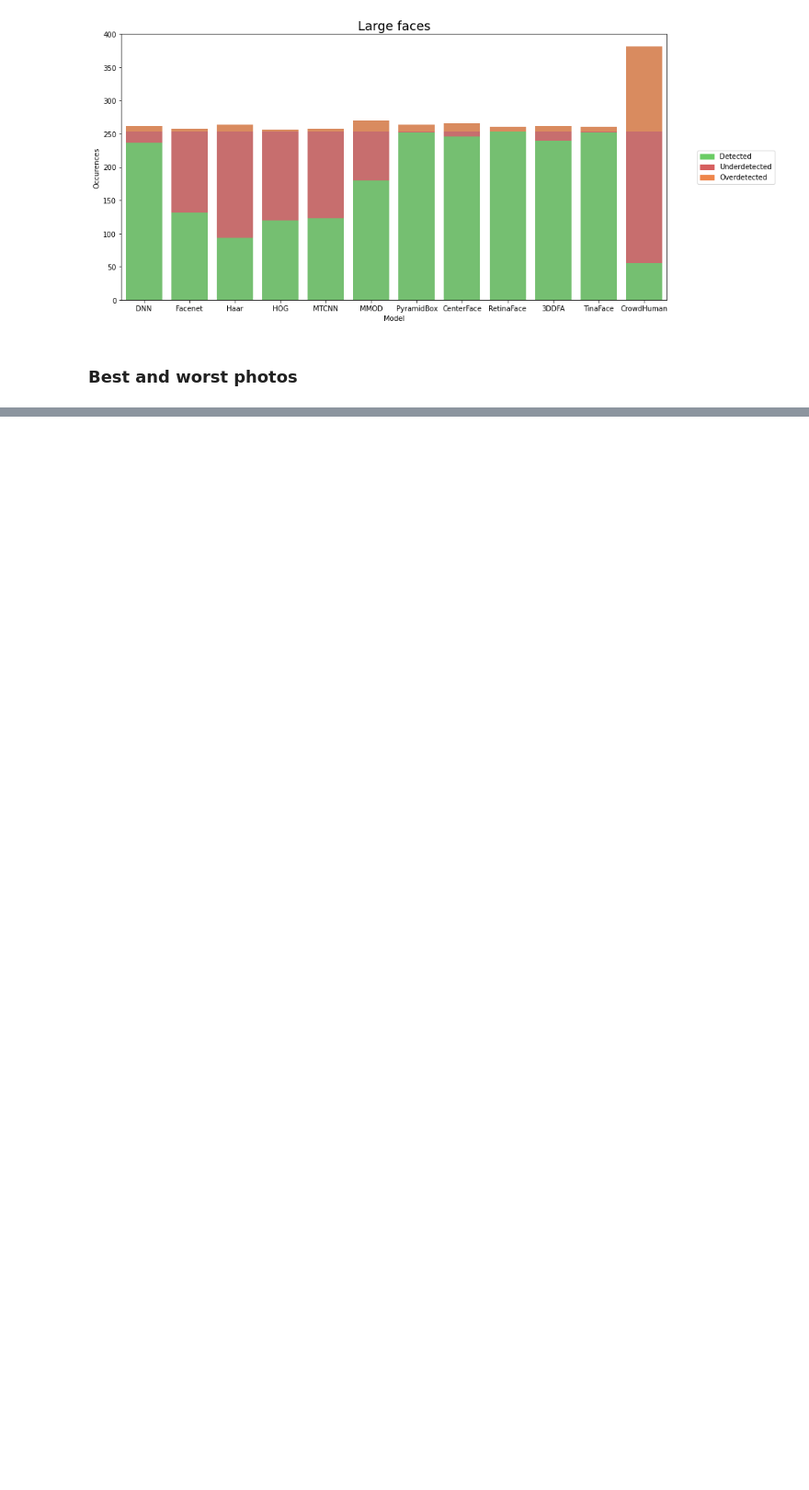
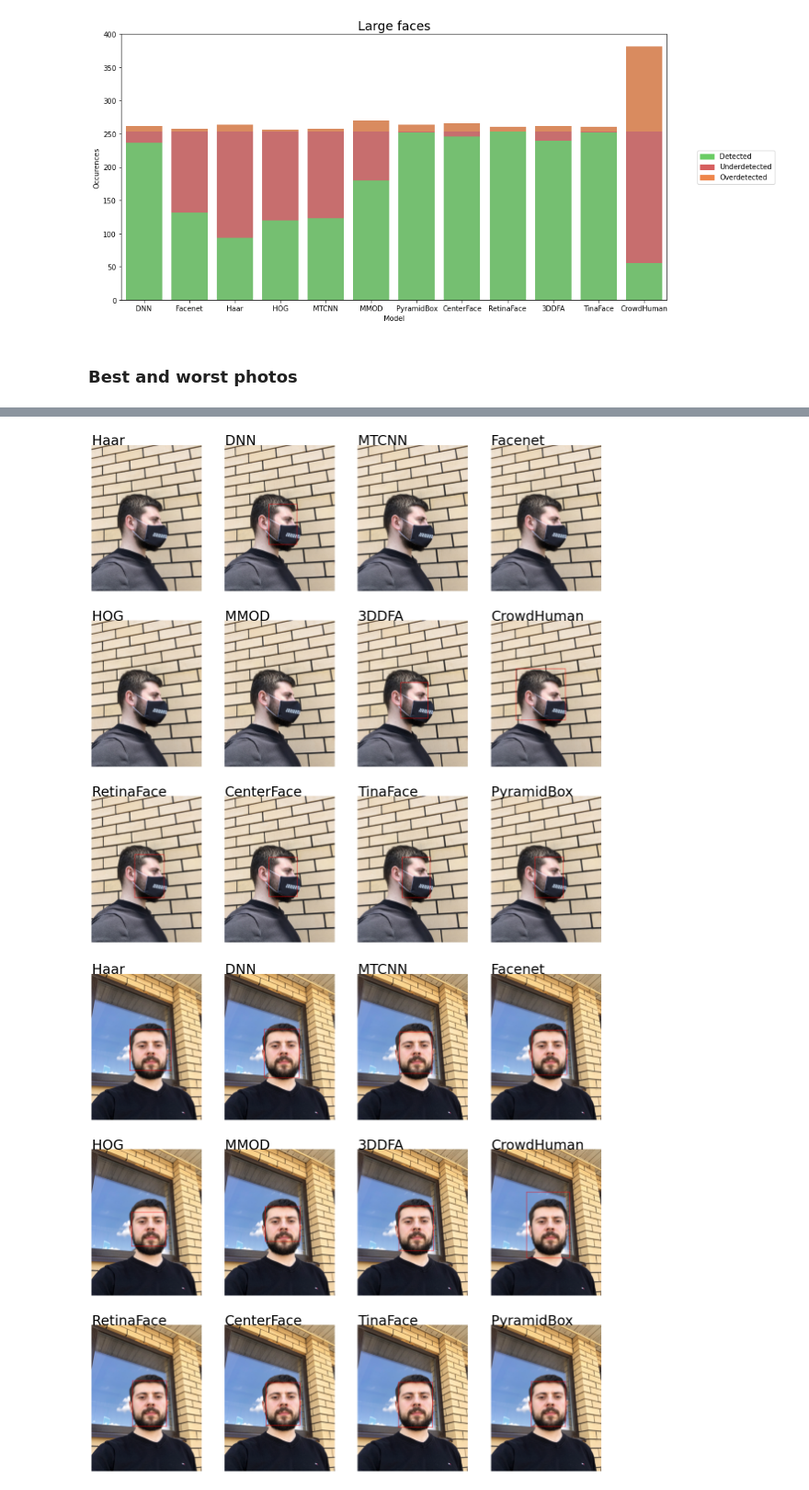
Before and after one commit to amrukwa/mask_detection, a Jupyter notebook: detector_choice.ipynb, the cells around one changed output, grey strips where cells are left out. Shown at 92% size. Saved outputs shown, nothing was run; the diff lists cells and outputs as text; code cells hidden in the pictures; blank space fills up the shorter version.

```diff
--- a/detector_choice.ipynb
+++ b/detector_choice.ipynb
@@ -1108,13 +1104,22 @@ for i in range(len(wb_imgs)):
+# %%
+names = ["Haar", "DNN", "MTCNN", "Facenet",
+         "HOG", "MMOD", "3DDFA", "CrowdHuman",
+         "RetinaFace", "CenterFace", "TinaFace", "PyramidBox"]
 # %%
-foos = [(haar_annotate, haar_detector), (dnn_annotate, dnn_detector), (mtcnn_annotate, mtcnn_detector), (dlib_annotate, dlib_detector), (ddfa_annotate, face_boxes), (crowd_human_annotate, None)]
-annot = ["Haar", "DNN", "MTCNN","Dlib", "3DDFA", "CrowdHuman"]
+foos = [(haar_annotate, haar_detector), (dnn_annotate, dnn_detector), (mtcnn_annotate, mtcnn_detector), (facenet_annotate, facenet_detector),
+        (hog_annotate, hog_detector), (mmod_annotate, mmod_detector),
+        (ddfa_annotate, face_boxes), (crowd_human_annotate, None), (retina_annotate, retina_detector),
+        (centerface_annotate, None), (tina_annotate, None), (pyramidbox_annotate, pyramidbox_detector)]
 # %%
-for i in range(len(wb_imgs_paths)):
-    fig=plt.figure(figsize=(35, 15))
+for i in range(len(wb_imgs_)):
+    fig=plt.figure(figsize=(20, 20))
     axes = []
     for j in range(len(foos)):
-        image = foos[j][0](wb_imgs_paths[i], foos[j][1])
-        axes.append(fig.add_subplot(2, 3, j+1))
-        plt.text(0, 0, annot[j], fontsize=30)
+        image = foos[j][0](wb_imgs[i], foos[j][1])
+        axes.append(fig.add_subplot(3, 4, j+1))
+        plt.text(0, 0, names[j], fontsize=30)
         plt.axis('off')
         plt.imshow(image)
+# %% [output]
+[figure, added]
+[figure, added]
```
Also changed, not shown: parts of 20 cells of this notebook.
